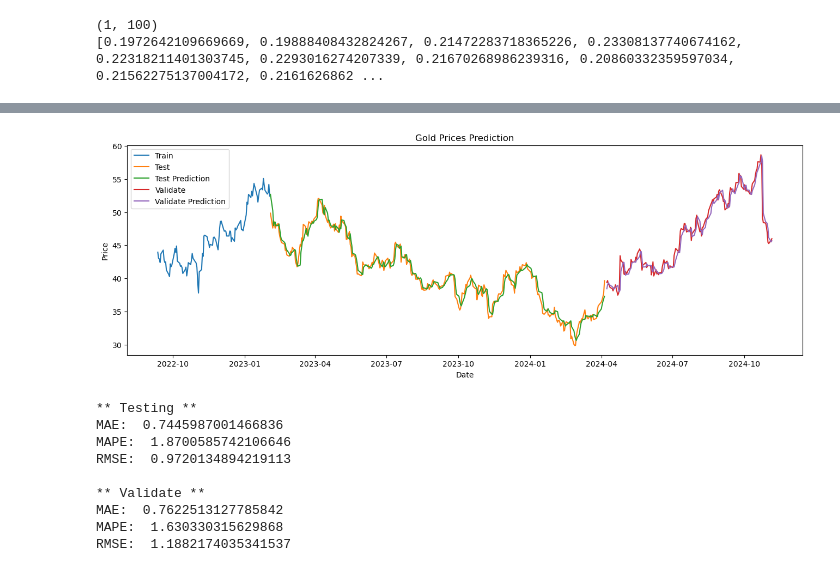
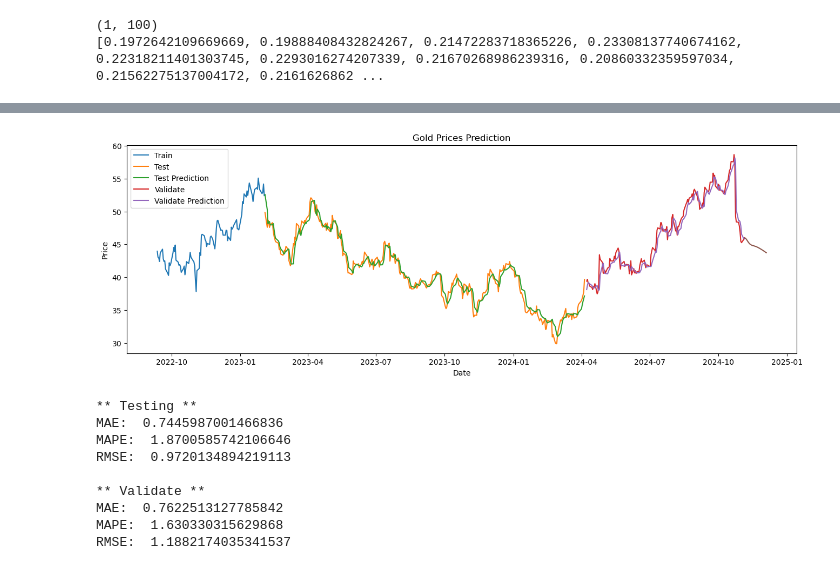
Before and after one commit to trungngothanh13/-STAT3013.-P12_Nhom2-, a Jupyter notebook: LSTM/NEM.ipynb, the cells around one changed output, grey strips where cells are left out. Saved outputs shown, nothing was run; the diff lists cells and outputs as text; code cells hidden in the pictures.

```diff
--- a/LSTM/NEM.ipynb
+++ b/LSTM/NEM.ipynb
@@ -295,34 +289,34 @@ PREDICTIONS_FUTURE = pd.DataFrame(y_pred_future, columns=['price']).set_index(pd
 # %%
 # Inverse transform the lst_output list using the StandardScaler object
 y_pred_future = sc.inverse_transform(lst_output)
 
-# Create a dataframe for the future predictions, with the date as the index and the 'price' column
-PREDICTIONS_FUTURE = pd.DataFrame(y_pred_future, columns=['price']).set_index(pd.Series(datelist_future))
+# Create a dataframe for the future predictions, with the date as the index and the 'Close' column
+PREDICTIONS_FUTURE = pd.DataFrame(y_pred_future, columns=['Close']).set_index(pd.Series(datelist_future))
 
 train_data = df1[:train_size]
 test_data = df1[train_size:train_size+test_size]
 val_data = df1[train_size+test_size:]
 
 # Set the figure size and create a subplot
-plt.figure(figsize=(16, 5))
+plt.figure(figsize=(16,5))
 
 # Create a plot to compare the predicted and true values for the training and test data
-plt.plot(train_data.index[train_size-100:], train_data['Close'][train_size-100:])
-plt.plot(test_data.index, test_data['Close'])
+plt.plot(train_data.index[train_size-100:], train_data.Close[train_size-100:])
+plt.plot(test_data)
 
 # Plot the actual and predicted prices in the test set, and the predicted future prices
 plt.plot(test_data.index, y_test_predict)
-plt.plot(val_data.index, val_data['Close'])
+plt.plot(val_data)
 plt.plot(val_data.index, y_val_predict)
 
-plt.plot(PREDICTIONS_FUTURE.index[PREDICTIONS_FUTURE.index <= '2024-11-05'], PREDICTIONS_FUTURE['price'][PREDICTIONS_FUTURE.index <= '2024-11-05'])
+plt.plot(PREDICTIONS_FUTURE)
 plt.xlabel('Date')
 plt.ylabel('Price')
 plt.title('Gold Prices Prediction')
 plt.legend(['Train','Test','Test Prediction','Validate', 'Validate Prediction'])
 plt.show()
 # %% [output]
-[figure, old version]
+[figure, new version]
 # %%
 evaluateModel(test_data.values,y_test_predict,val_data.values,y_val_predict)
 # %% [output]
```
Also changed, not shown: parts of 25 cells of this notebook, 16 other files.
